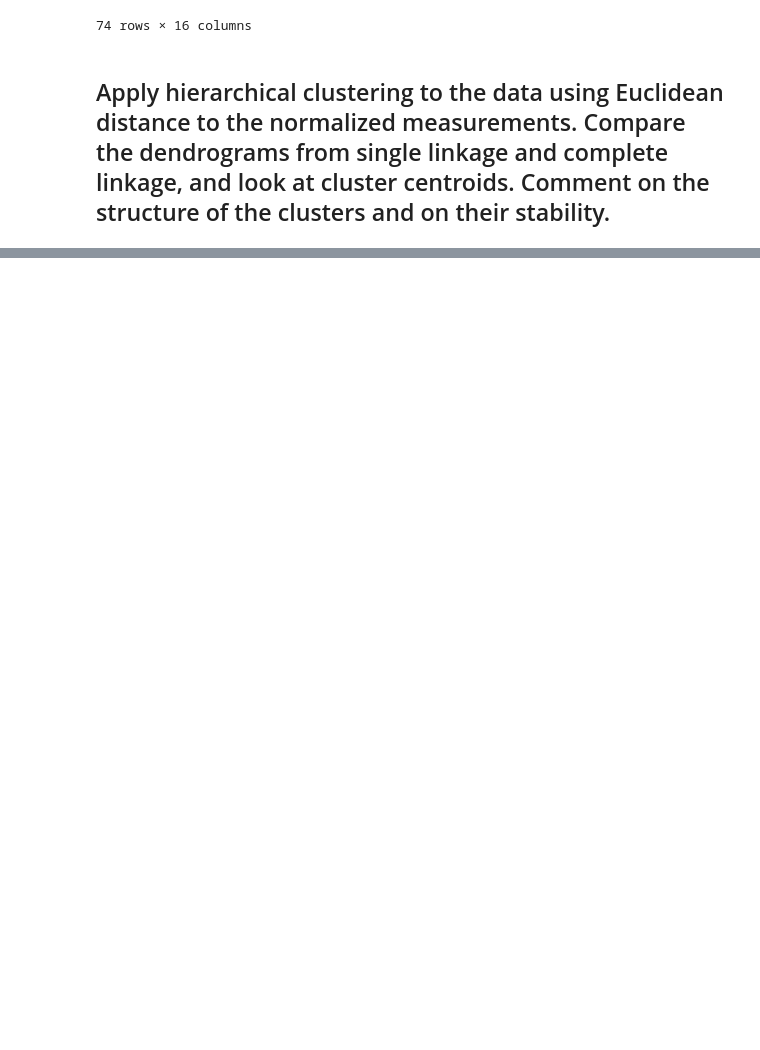
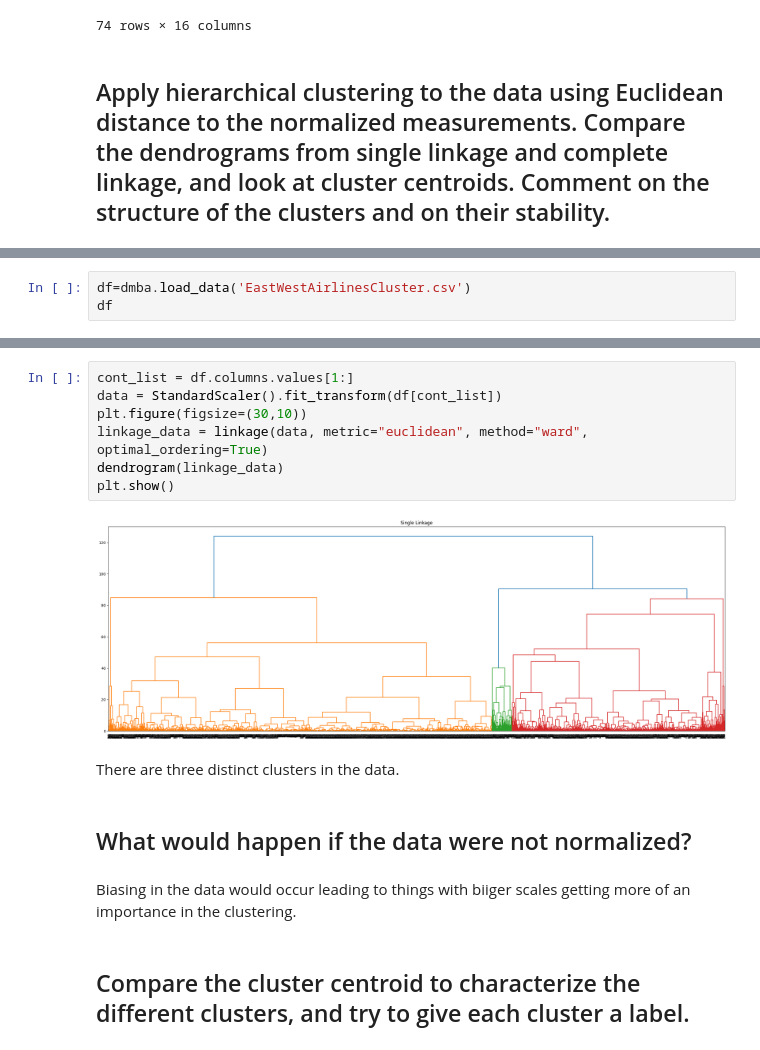
Before and after one commit to Abel-Lagonell/Data-Mining, a Jupyter notebook: Homework03_Abel_Lagonell.ipynb, the cells around one changed output, grey strips where cells are left out. Drawn from its saved outputs; the diff is of its cells as text; blank space fills up the shorter version.

```diff
--- a/Homework03_Abel_Lagonell.ipynb
+++ b/Homework03_Abel_Lagonell.ipynb
@@ -450,0 +449,3 @@ singles_table
+# %%
+df=dmba.load_data('EastWestAirlinesCluster.csv')
+df
@@ -450,0 +468,17 @@ singles_table
+# %%
+cont_list = df.columns.values[1:]
+data = StandardScaler().fit_transform(df[cont_list])
+plt.figure(figsize=(30,10))
+linkage_data = linkage(data, metric="euclidean", method="ward", optimal_ordering=True)
+dendrogram(linkage_data)
+plt.show()
+# %% [output]
+[figure, added]
+# %% [markdown]
+There are three distinct clusters in the data.
+# %% [markdown]
+## What would happen if the data were not normalized?
+# %% [markdown]
+Biasing in the data would occur leading to things with biiger scales getting more of an importance in the clustering.
+# %% [markdown]
+## Compare the cluster centroid to characterize the different clusters, and try to give each cluster a label.
```
Also changed, not shown: parts of 22 cells of this notebook, 2 other files.
